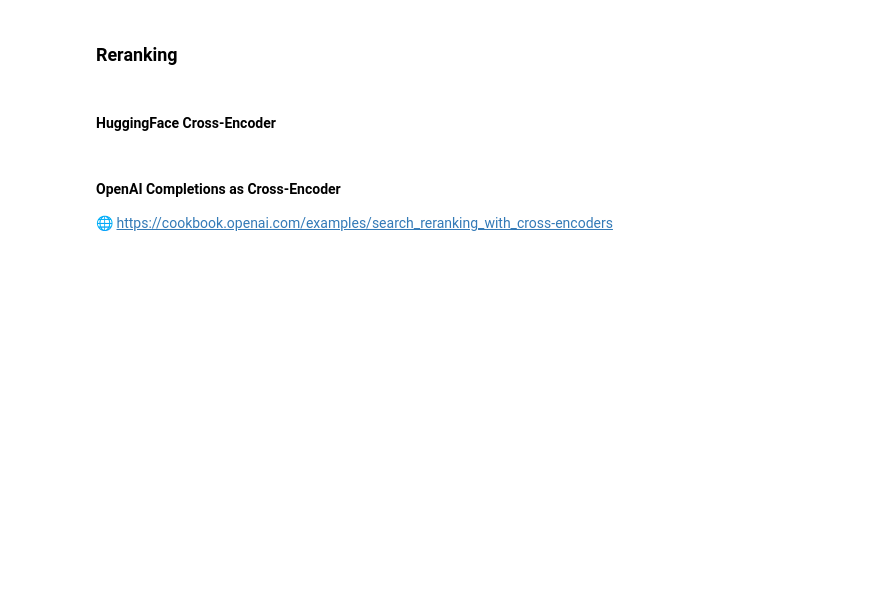
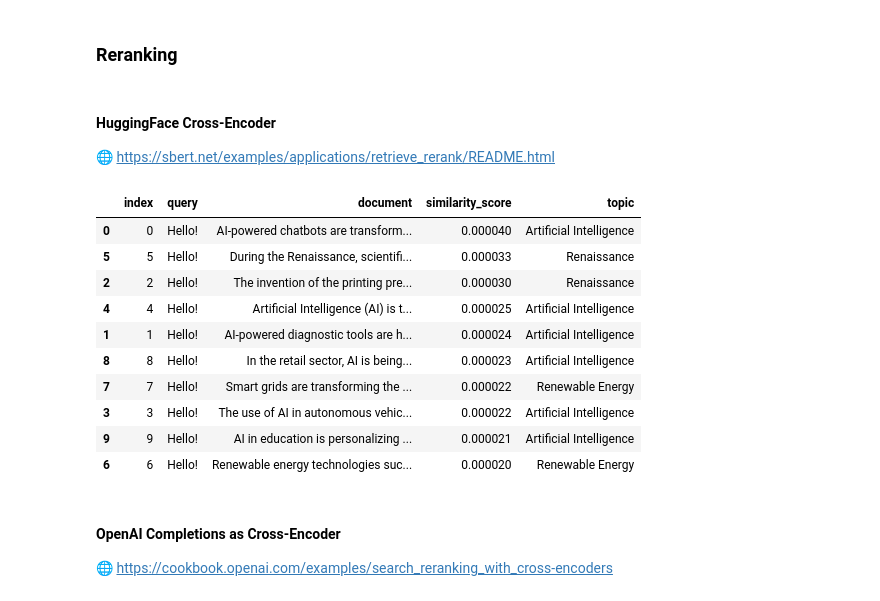
Before and after one commit to mertcan-basut/nlp, a Jupyter notebook: retrieve_and_rerank.ipynb, the cells around one changed output. Cells and saved outputs as stored; diff of their text form; code cells hidden in the pictures; blank space fills up the shorter version.

Commit message:
Create "HuggingFace Cross-Encoder" for "Reranking"

```diff
--- a/retrieve_and_rerank.ipynb
+++ b/retrieve_and_rerank.ipynb
@@ -184,6 +187,42 @@ output_df
 ### Reranking
 # %% [markdown]
 #### HuggingFace Cross-Encoder
+
+🌐 https://sbert.net/examples/applications/retrieve_rerank/README.html
+# %%
+if not torch.cuda.is_available():
+  warnings.warn("No GPU found. Please add GPU to your notebook.")
+
+cross_encoder = CrossEncoder('cross-encoder/ms-marco-MiniLM-L-6-v2')
+# %%
+query_documents_pairs = [[query, document.page_content] for document, score in documents]
+scores = cross_encoder.predict(query_documents_pairs, activation_fct=nn.Sigmoid()) # turn logits into probabilities with sigmoid function for binary classification
+# %%
+output_list = [
+  (
+    query,
+    document.page_content,
+    score,
+    document.metadata['topic']
+  ) for (document, _), score in zip(documents, scores)
+]
+
+output_df = pd.DataFrame(
+  output_list, columns=["query", "document", "similarity_score", "topic"]
+).reset_index().sort_values(by=["similarity_score"], ascending=False)
+output_df
+# %% [output]
+|  | index | query | document | similarity_score | topic |
+| 0 | 0 | Hello! | AI-powered chatbots are transform... | 0.000040 | Artificial Intelligence |
+| 5 | 5 | Hello! | During the Renaissance, scientifi... | 0.000033 | Renaissance |
+| 2 | 2 | Hello! | The invention of the printing pre... | 0.000030 | Renaissance |
+| 4 | 4 | Hello! | Artificial Intelligence (AI) is t... | 0.000025 | Artificial Intelligence |
+| 1 | 1 | Hello! | AI-powered diagnostic tools are h... | 0.000024 | Artificial Intelligence |
+| 8 | 8 | Hello! | In the retail sector, AI is being... | 0.000023 | Artificial Intelligence |
+| 7 | 7 | Hello! | Smart grids are transforming the ... | 0.000022 | Renewable Energy |
+| 3 | 3 | Hello! | The use of AI in autonomous vehic... | 0.000022 | Artificial Intelligence |
+| 9 | 9 | Hello! | AI in education is personalizing ... | 0.000021 | Artificial Intelligence |
+| 6 | 6 | Hello! | Renewable energy technologies suc... | 0.000020 | Renewable Energy |
 # %% [markdown]
 #### OpenAI Completions as Cross-Encoder
 
```
Also changed, not shown: parts of 3 cells of this notebook.
